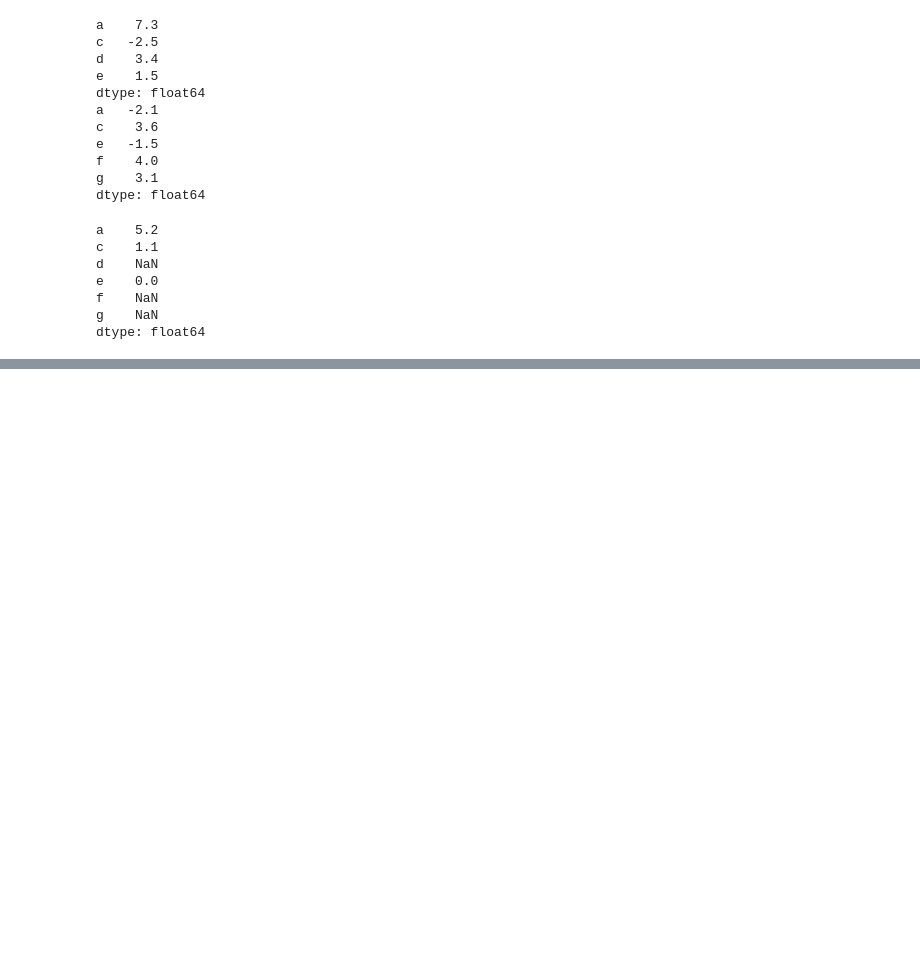
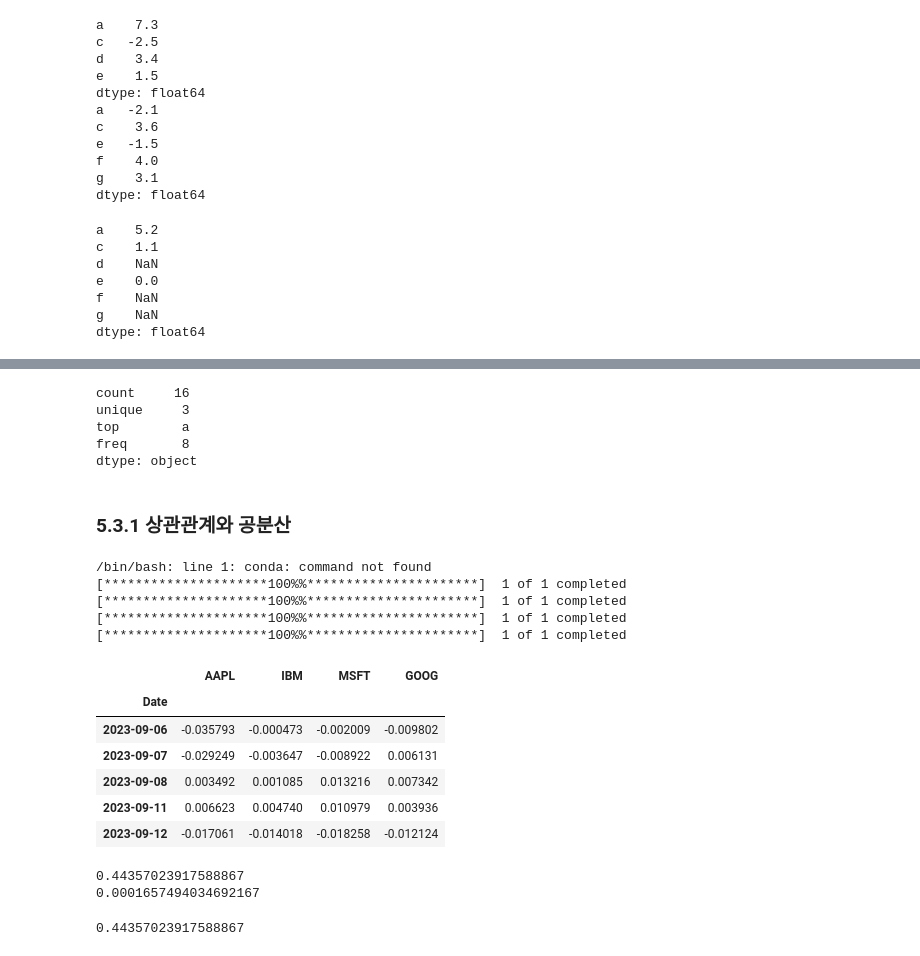
Before and after one commit to bonasoobin/Python-for-Data-Analysis, a Jupyter notebook: chap05.ipynb, the cells around one changed output, grey strips where cells are left out. Drawn from its saved outputs; the diff is of its cells as text; code cells hidden in the pictures; blank space fills up the shorter version.

```diff
--- a/chap05.ipynb
+++ b/chap05.ipynb
@@ -808,0 +1305,63 @@ dtype: float64
+# %%
+# 수치 데이터가 아닐 경우 다른 요약 통계를 생성
+obj = pd.Series(['a', 'a', 'b', 'c'] * 4)
+
+display(obj.describe())
+# %% [output]
+count     16
+unique     3
+top        a
+freq       8
+dtype: object
+# %% [markdown]
+### 5.3.1 상관관계와 공분산
+# %%
+# 상관관계와 공분산 같은 요약 통계 계산은 두 쌍의 인자를 필요로 함
+# pandas-datareader 패키지를 사용해보기
+! conda install yfinace
+
+import yfinance as yf
+
+tickers = ['AAPL', 'IBM', 'MSFT', 'GOOG']
+
+# 데이터를 저장할 딕셔너리 생성
+all_data = {}
+
+# 각 주식 종목에 대한 데이터 가져오기
+for ticker in tickers:
+    stock_data = yf.download(ticker, start='2020-01-01', end='2023-09-13')
+    all_data[ticker] = stock_data
+
+price = pd.DataFrame({ticker: data['Adj Close'] for ticker, data in all_data.items()})
+volume = pd.DataFrame({ticker: data['Volume'] for ticker, data in all_data.items()})
+# %% [output]
+/bin/bash: line 1: conda: command not found
+[*********************100%%**********************]  1 of 1 completed
+[*********************100%%**********************]  1 of 1 completed
+[*********************100%%**********************]  1 of 1 completed
+[*********************100%%**********************]  1 of 1 completed
+# %%
+# 주식의 퍼센트 변화율 계산해보기
+returns = price.pct_change()
+returns.tail()
+# %% [output]
+|  | AAPL | IBM | MSFT | GOOG |
+| Date |  |  |  |  |
+| 2023-09-06 | -0.035793 | -0.000473 | -0.002009 | -0.009802 |
+| 2023-09-07 | -0.029249 | -0.003647 | -0.008922 | 0.006131 |
+| 2023-09-08 | 0.003492 | 0.001085 | 0.013216 | 0.007342 |
+| 2023-09-11 | 0.006623 | 0.004740 | 0.010979 | 0.003936 |
+| 2023-09-12 | -0.017061 | -0.014018 | -0.018258 | -0.012124 |
+# %%
+# corr 메서드는 NA가 아니며 정렬된 색인에서 연속하는 두 Series에 대해 상관관계를 계산
+# cov 메서드는 공분산을 계산
+print(returns['MSFT'].corr(returns['IBM']))
+print(returns['MSFT'].cov(returns['IBM']))
+# %% [output]
+0.44357023917588867
+0.0001657494034692167
+# %%
+# 조금 더 편리한 문법으로 해당 컬럼 선택하기
+returns.MSFT.corr(returns.IBM)
+# %% [output]
+0.44357023917588867
```
Also changed, not shown: parts of 58 cells of this notebook.
